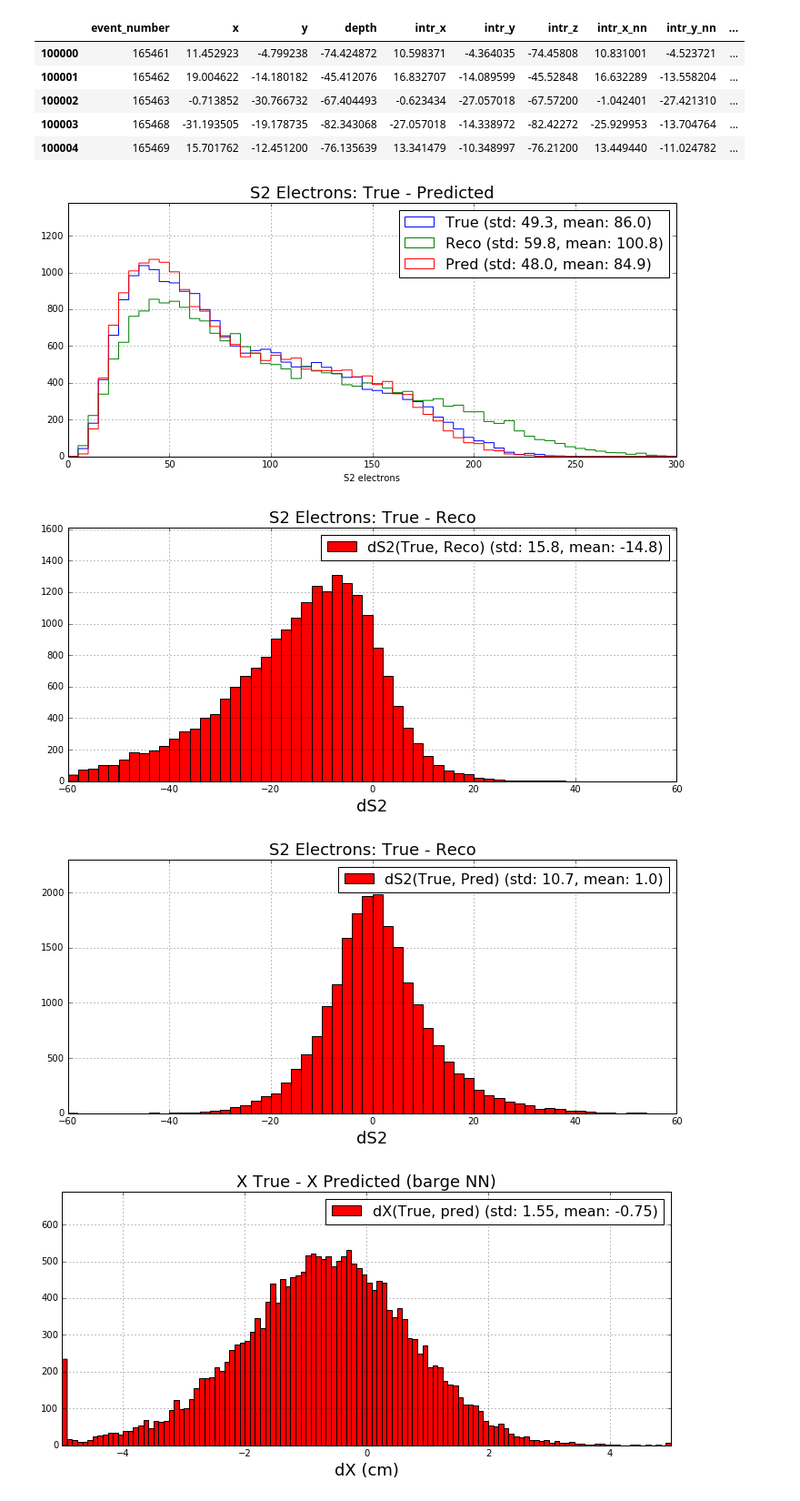
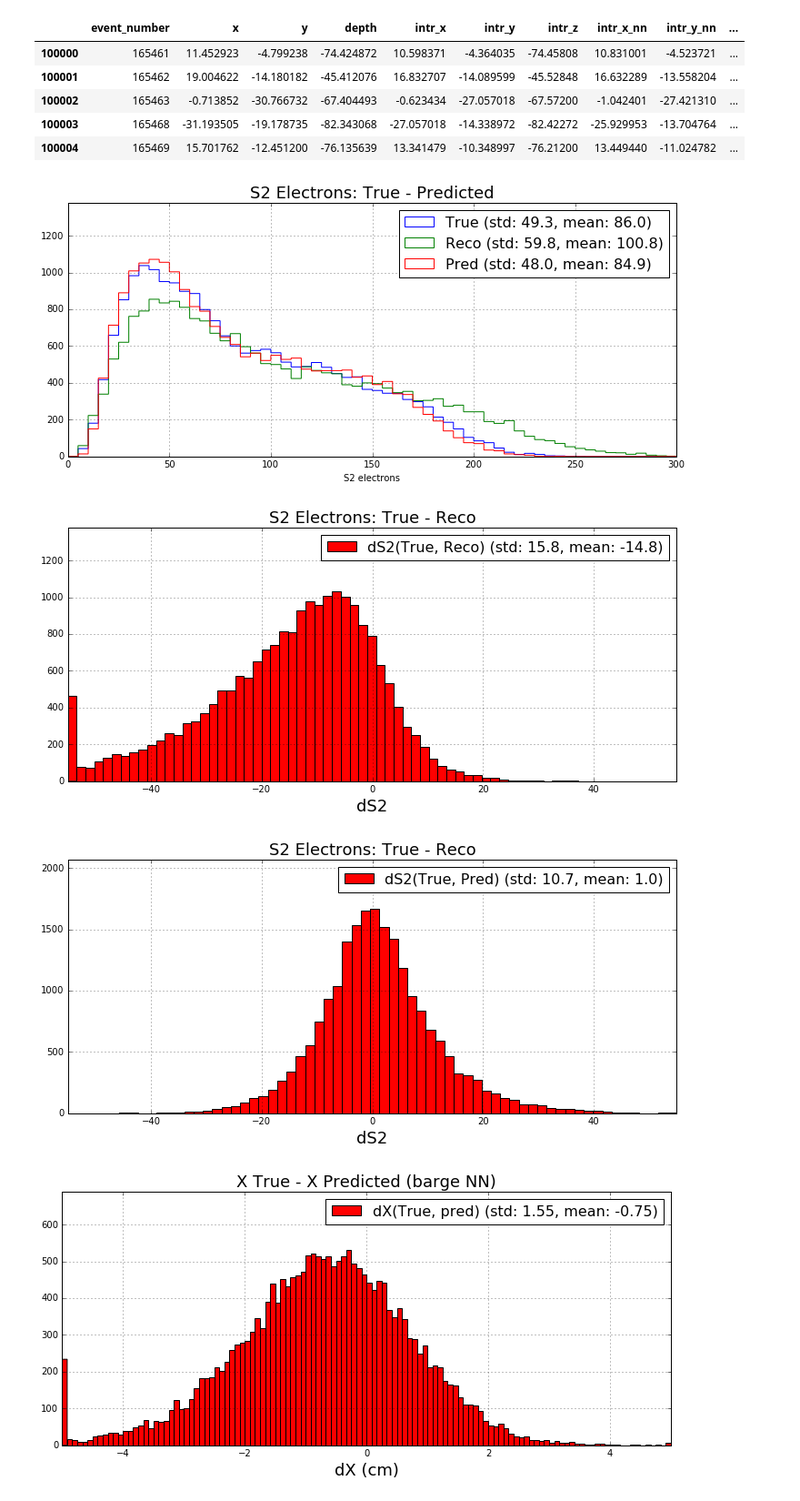
Before and after one commit to dbarg/pax_reconstruction, a Jupyter notebook: xyzS2_resolution.ipynb, the cells around one changed output. Shown at 91% size. Saved outputs shown, nothing was run; the diff lists cells and outputs as text; code cells hidden in the pictures.

```diff
--- a/xyzS2_resolution.ipynb
+++ b/xyzS2_resolution.ipynb
@@ -127,6 +127,7 @@ s2_nbins       = 300/5
 
 s2_delta_max   = 60
 s2_delta_nbins = 120/2
+ds2_max        = 55
 
 s2_true_mean = np.mean(arr_s2_true)
 s2_reco_mean = np.mean(arr_s2_reco)
@@ -148,6 +149,14 @@ s2_label_pred = 'Pred (std: %.01f, mean: %.01f)'% (s2_pred_std, s2_pred_mean)
 
 ds2_label_reco = 'dS2(True, Reco) (std: %.01f, mean: %.01f)'% (ds2_reco_std, ds2_reco_mean)
 ds2_label_pred = 'dS2(True, Pred) (std: %.01f, mean: %.01f)'% (ds2_pred_std, ds2_pred_mean)
+
+
+####################################################################################################
+# Overflow & Underflow
+####################################################################################################
+
+arr_ds2_pred = np.clip(arr_ds2_pred, -ds2_max, ds2_max)
+arr_ds2_reco = np.clip(arr_ds2_reco, -ds2_max, ds2_max)
 # %%
 
 w, h = 12, 5
@@ -167,37 +176,46 @@ plt.ylim([0, 1.15*plt.gca().get_ylim()[1]])
 plt.title('S2 Electrons: True - Predicted', fontsize=18)
 plt.xlabel('S2 electrons', fontsize=10)
 plt.legend(fontsize=16)
 plt.grid(True)
 
+plt.savefig('plots/xyzS2_S2_barge.png')
+
+
 
 ####################################################################################################
 # Resolution - Reco
 ####################################################################################################
 
 f = plt.figure(figsize=(w, h))
-plt.hist(arr_ds2_reco, bins=s2_delta_nbins, range=[-s2_delta_max, s2_delta_max], color='r', label=ds2_label_reco)
+plt.hist(arr_ds2_reco, bins=s2_delta_nbins, color='r', label=ds2_label_reco)
+plt.xlim([-ds2_max, ds2_max])
 plt.ylim([0, 1.15*plt.gca().get_ylim()[1]])
 plt.title('S2 Electrons: True - Reco', fontsize=18)
 plt.xlabel('dS2', fontsize=18)
 plt.legend(fontsize=16)
 plt.grid(True)
+
+plt.savefig('plots/xyzS2_S2-resolution_reco_barge.png')
 
 
 ####################################################################################################
 # Resolution
 ####################################################################################################
 
 f = plt.figure(figsize=(w, h))
-plt.hist(arr_ds2_pred, bins=s2_delta_nbins, range=[-s2_delta_max, s2_delta_max], color='r', label=ds2_label_pred)
+plt.hist(arr_ds2_pred, bins=s2_delta_nbins, color='r', label=ds2_label_pred)
+plt.xlim([-ds2_max, ds2_max])
 plt.ylim([0, 1.15*plt.gca().get_ylim()[1]])
 plt.title('S2 Electrons: True - Reco', fontsize=18)
 plt.xlabel('dS2', fontsize=18)
 plt.legend(fontsize=16)
 plt.grid(True)
+
+plt.savefig('plots/xyzS2_S2-resolution_pred_barge.png')
 # %% [output]
 [figure]
-[figure, old version]
+[figure, new version]
-[figure, old version]
+[figure, new version]
 # %%
 
 w, h = 12, 5
```
Also changed, not shown: 1 other file.
